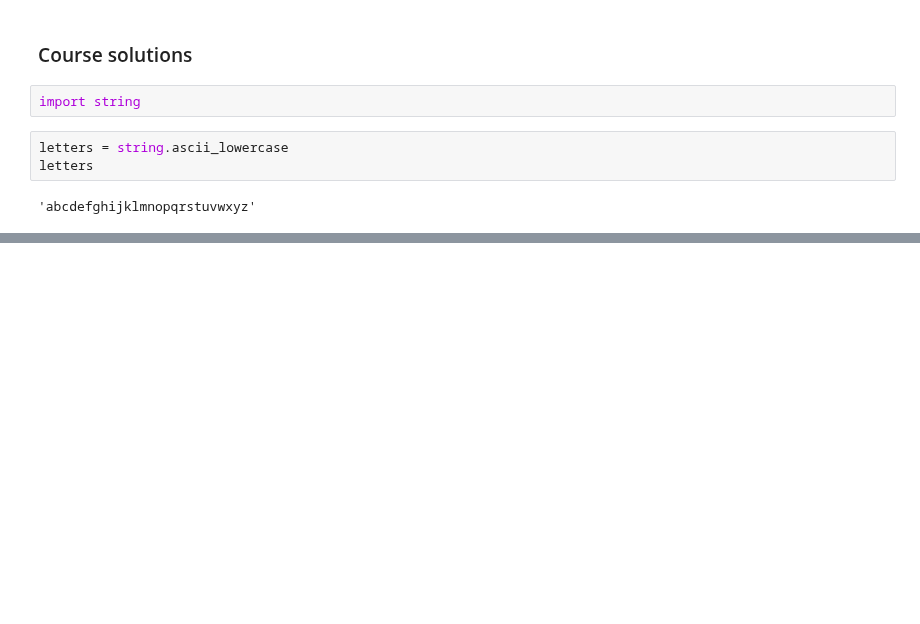
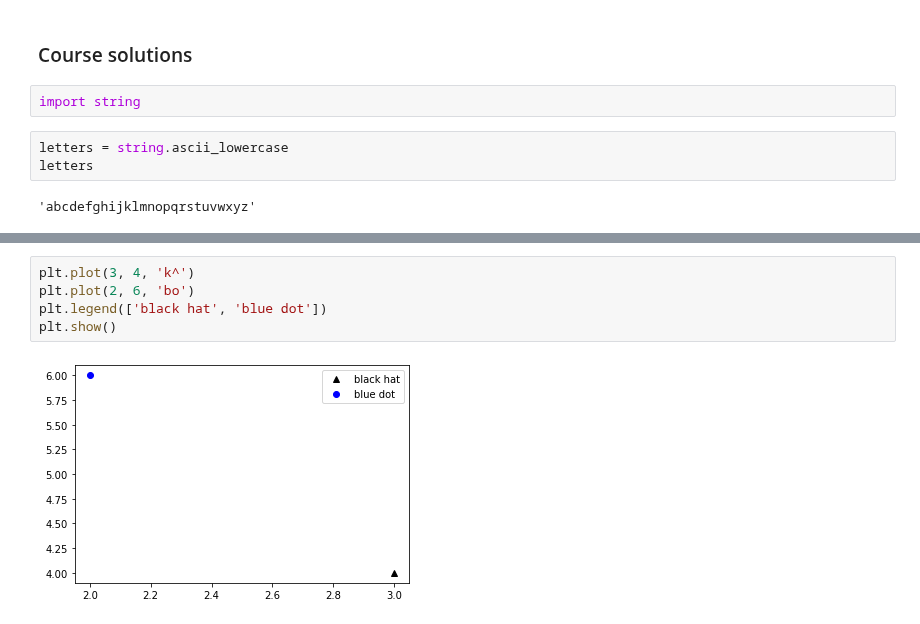
Before and after one commit to kavinda-ravishan/A_deep_understanding_of_deep_learning, a Jupyter notebook: 04 Python intro_ Text and plots/app.ipynb, the cells around one changed output, grey strips where cells are left out. Cells and saved outputs as stored; diff of their text form; blank space fills up the shorter version.

```diff
--- a/04 Python intro_ Text and plots/app.ipynb
+++ b/04 Python intro_ Text and plots/app.ipynb
@@ -89,0 +114,7 @@ letters
+# %%
+plt.plot(3, 4, 'k^')
+plt.plot(2, 6, 'bo')
+plt.legend(['black hat', 'blue dot'])
+plt.show()
+# %% [output]
+[figure, added]
```
Also changed, not shown: parts of 8 cells of this notebook.
